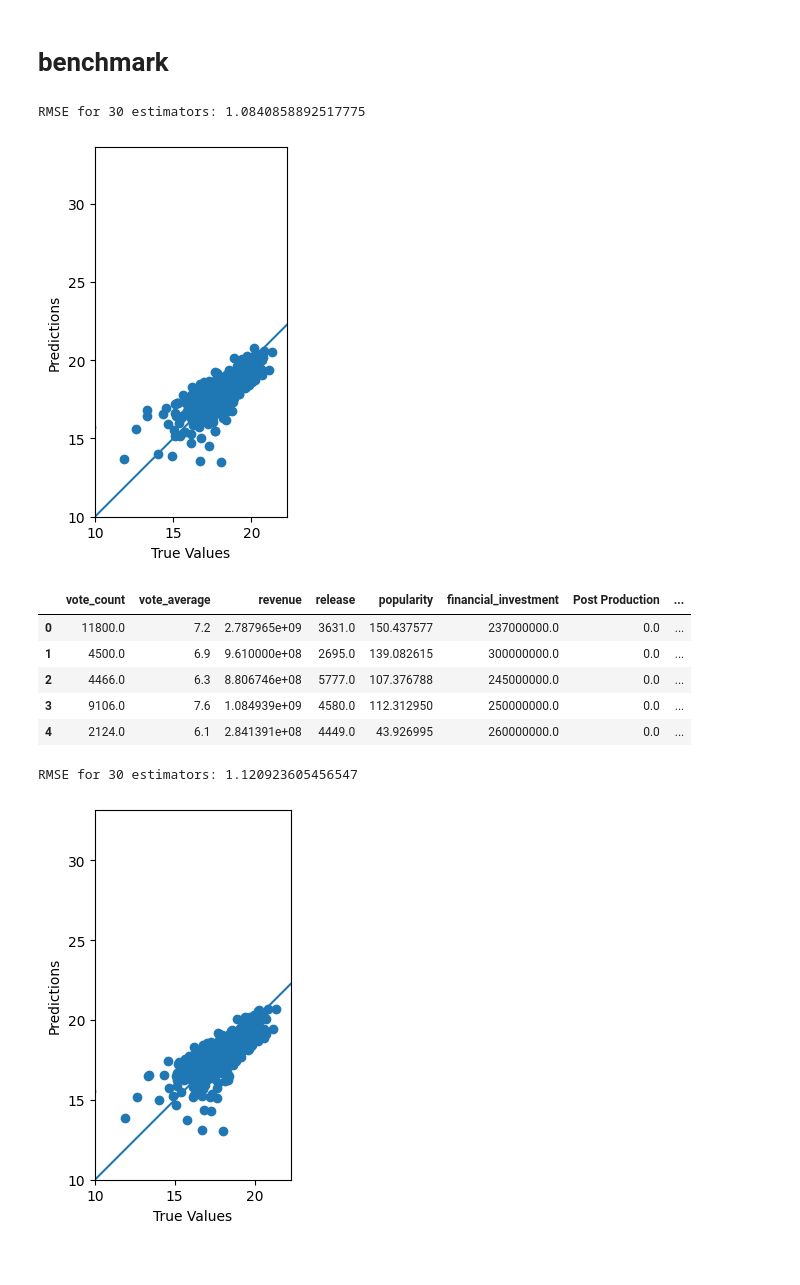
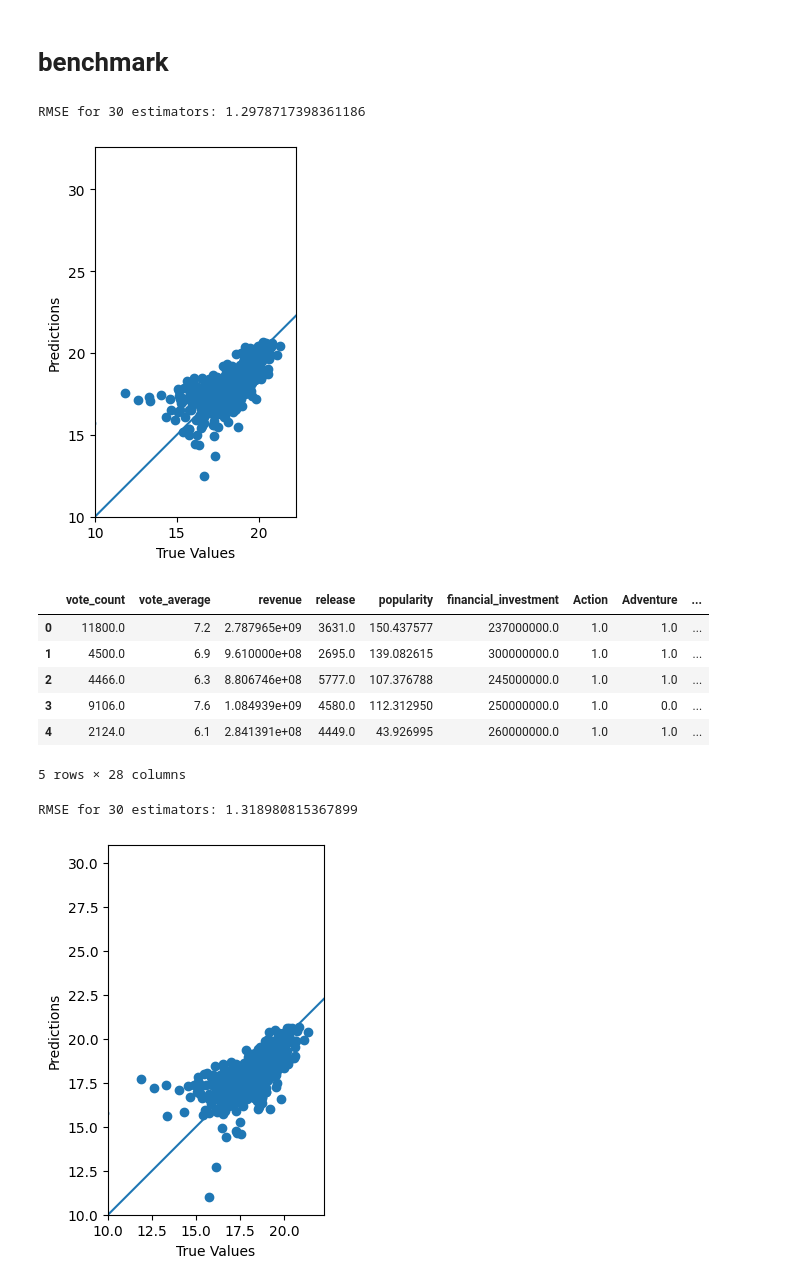
Before and after one commit to ChillinSoul/machineLearning, a Jupyter notebook: data_exploration/main.ipynb, the cells around one changed output. Saved outputs shown, nothing was run; the diff lists cells and outputs as text; code cells hidden in the pictures.

```diff
--- a/data_exploration/main.ipynb
+++ b/data_exploration/main.ipynb
@@ -156,7 +155,7 @@ cols with missing data : ['vote_average', 'financial_investment']
 import helper
 
 ohe_data = helper.one_hot_encode_column(data, 'status')
-#ohe_data = helper.one_hot_encode_column(ohe_data, 'genres')
+ohe_data = helper.one_hot_encode_column(data, 'genres')
 ohe_data = ohe_data.drop(columns=['status', 'genres'], axis=1)
 ohe_data.head()
 # %% [output]
@@ -208,22 +211,23 @@ data.describe()
 # %%
 helper.test_data_set(data)
 # %% [output]
-RMSE for 30 estimators: 1.0840858892517775
+RMSE for 30 estimators: 1.2978717398361186
-[figure, old version]
+[figure, new version]
 # %%
 data.head()
 # %% [output]
-|  | vote_count | vote_average | revenue | release | popularity | financial_investment | Post Production | ... |
-| 0 | 11800.0 | 7.2 | 2.787965e+09 | 3631.0 | 150.437577 | 237000000.0 | 0.0 | ... |
-| 1 | 4500.0 | 6.9 | 9.610000e+08 | 2695.0 | 139.082615 | 300000000.0 | 0.0 | ... |
-| 2 | 4466.0 | 6.3 | 8.806746e+08 | 5777.0 | 107.376788 | 245000000.0 | 0.0 | ... |
-| 3 | 9106.0 | 7.6 | 1.084939e+09 | 4580.0 | 112.312950 | 250000000.0 | 0.0 | ... |
-| 4 | 2124.0 | 6.1 | 2.841391e+08 | 4449.0 | 43.926995 | 260000000.0 | 0.0 | ... |
+|  | vote_count | vote_average | revenue | release | popularity | financial_investment | Action | Adventure | ... |
+| 0 | 11800.0 | 7.2 | 2.787965e+09 | 3631.0 | 150.437577 | 237000000.0 | 1.0 | 1.0 | ... |
+| 1 | 4500.0 | 6.9 | 9.610000e+08 | 2695.0 | 139.082615 | 300000000.0 | 1.0 | 1.0 | ... |
+| 2 | 4466.0 | 6.3 | 8.806746e+08 | 5777.0 | 107.376788 | 245000000.0 | 1.0 | 1.0 | ... |
+| 3 | 9106.0 | 7.6 | 1.084939e+09 | 4580.0 | 112.312950 | 250000000.0 | 1.0 | 0.0 | ... |
+| 4 | 2124.0 | 6.1 | 2.841391e+08 | 4449.0 | 43.926995 | 260000000.0 | 1.0 | 1.0 | ... |
+5 rows × 28 columns
 # %%
-data = data.drop(columns =[ 'countries_of_production_encoded','original_language_encoded','keywords_encoded'])
+data = data.drop(columns =[ 'keywords_encoded'])
 data.to_csv('../input/preprocessed_data.csv')
 
 helper.test_data_set(data)
 # %% [output]
-RMSE for 30 estimators: 1.120923605456547
+RMSE for 30 estimators: 1.318980815367899
-[figure, old version]
+[figure, new version]
```
Also changed, not shown: parts of 8 cells of this notebook, 9 other files.
